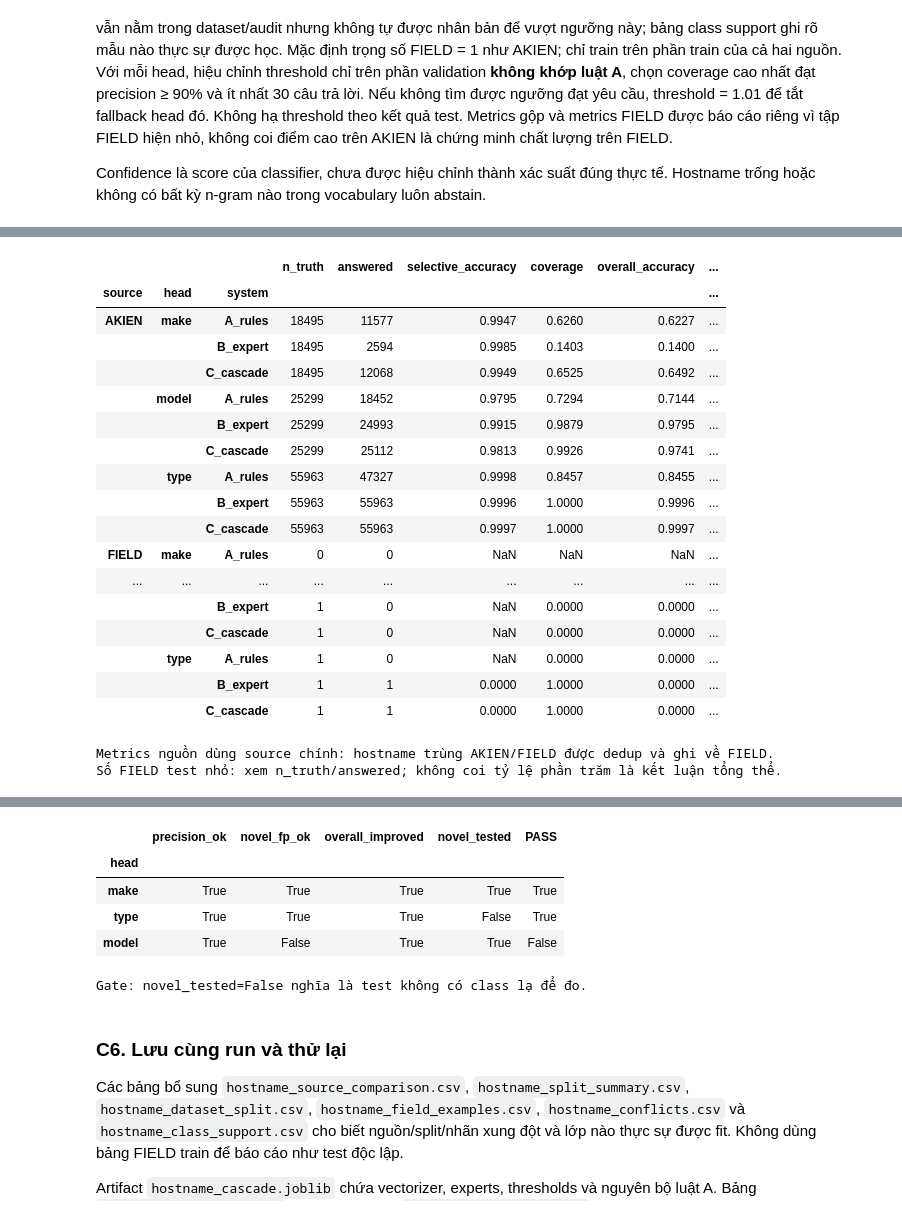
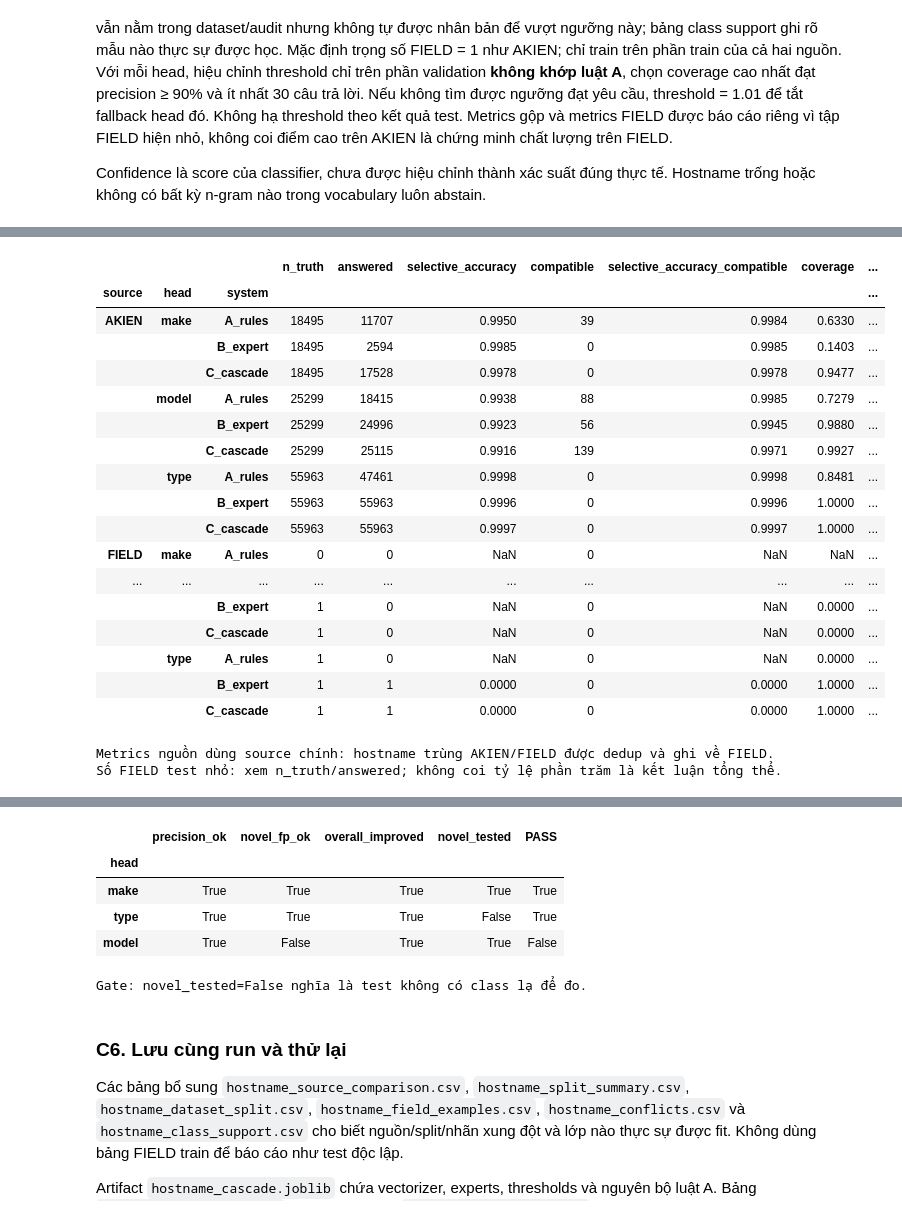
Before and after one commit to DucAnhVu-15/Smart_Device_Classify, a Jupyter notebook: pipeline/train_model/05_train.ipynb, the cells around one changed output, grey strips where cells are left out. Saved outputs shown, nothing was run; the diff lists cells and outputs as text; code cells hidden in the pictures.

```diff
--- a/pipeline/train_model/05_train.ipynb
+++ b/pipeline/train_model/05_train.ipynb
@@ -1517,7 +1517,25 @@ class HostnameCascade:
                 "threshold": threshold, "rule_pattern": patterns,
                 "expert_called": called, "expert_candidate": candidate, "reason": reasons,
             }))
+        self.model_implies_make(frames[0], frames[2])
         return pd.concat(frames, ignore_index=True)
+
+    def model_implies_make(self, make, model):
+        # Giống merge_reference/attach_hostname (09/12/13) khi gói tin chưa biết make:
+        # model expert trái make đã trả thì bỏ model; model có make thì điền make còn trống;
+        # make trái make của model rule thì bỏ make.
+        hierarchy = self.bundle.get("hierarchy", {})
+        implied = model["prediction"].map(lambda m: hierarchy.get(m, {}).get("make", HN_UNKNOWN))
+        known = make["prediction"].ne(HN_UNKNOWN) & implied.ne(HN_UNKNOWN)
+        conflict = model["source"].eq("B_expert") & known & implied.ne(make["prediction"])
+        model.loc[conflict, ["prediction", "source", "reason"]] = [HN_UNKNOWN, "abstain", "make_conflict"]
+        implied[conflict] = HN_UNKNOWN
+        fill = make["prediction"].eq(HN_UNKNOWN) & implied.ne(HN_UNKNOWN)
+        make.loc[fill, "prediction"] = implied[fill]
+        make.loc[fill, "confidence"] = model.loc[fill, "confidence"]
+        make.loc[fill, ["source", "reason"]] = ["model_implies", "model_implies"]
+        clash = make["prediction"].ne(HN_UNKNOWN) & implied.ne(HN_UNKNOWN) & implied.ne(make["prediction"])
+        make.loc[clash, ["prediction", "source", "reason"]] = [HN_UNKNOWN, "abstain", "model_conflict"]
 
     def predict_row(self, hostname):
         trace = self.predict([hostname])
@@ -1527,6 +1545,17 @@ class HostnameCascade:
                              "reason": row["reason"]}
                 for _, row in trace.iterrows()}
 
+# Hierarchy model -> make/type từ train (make chỉ khi duy nhất); 09 gộp vào mask/implied của release.
+hn_hierarchy = {}
+for name, group in hn_train.dropna(subset=["model"]).groupby("model"):
+    makes = group["make"].dropna().unique().tolist()
+    types = group["type"].dropna().unique().tolist()
+    hn_hierarchy[str(name)] = {"types": types}
+    if len(makes) == 1:
+        hn_hierarchy[str(name)]["make"] = makes[0]
+# Model chỉ có trong catalog (vd Galaxy S26) lấy make/type từ catalog; model đã học giữ hierarchy dữ liệu.
+for name, rule in hn_catalog["hierarchy"].items():
+    hn_hierarchy.setdefault(name, rule)
 hn_bundle = {
     "format": "sdc-hostname-cascade-v1",
     "unknown_label": HN_UNKNOWN,
@@ -1534,6 +1563,7 @@ hn_bundle = {
     "rules": hn_rules,
     "vectorizer": hn_vectorizer,
     "experts": hn_experts,
+    "hierarchy": hn_hierarchy,
     "normalization": "NFKC/lowercase/whitespace-v1",
 }
 hn_predictor = HostnameCascade(hn_bundle)
@@ -1571,11 +1601,18 @@ def hn_score(frame, head, predictions, known_classes, system):
     correct = answered & (pred == truth)
     supported = labeled & np.isin(truth, list(known_classes))
     novel = labeled & ~np.isin(truth, list(known_classes))
+    # Nhãn AKIEN chung hơn dự đoán ("MacBook" với "macbook-pro-2" → MacBook Pro): không tính sai.
+    compatible = answered & ~correct
+    compatible[compatible] = [hn_judge(head, t, p) != "wrong"
+                              for t, p in zip(truth[compatible], pred[compatible])]
     f1_labels = sorted(set(truth[supported]))
     return {
         "head": head, "system": system, "n_truth": int(labeled.sum()),
         "answered": int(answered.sum()),
         "selective_accuracy": float(correct.sum() / answered.sum()) if answered.any() else np.nan,
+        "compatible": int(compatible.sum()),
+        "selective_accuracy_compatible": float((correct | compatible).sum() / answered.sum())
+            if answered.any() else np.nan,
         "coverage": float(answered.sum() / labeled.sum()) if labeled.any() else np.nan,
         "overall_accuracy": float(correct.sum() / labeled.sum()) if labeled.any() else np.nan,
         "macro_f1_supported": float(f1_score(
@@ -1647,20 +1684,20 @@ print("Gate: novel_tested=False nghĩa là test không có class lạ để đo.
-|  |  |  | n_truth | answered | selective_accuracy | coverage | overall_accuracy | ... |
-| source | head | system |  |  |  |  |  | ... |
-| AKIEN | make | A_rules | 18495 | 11577 | 0.9947 | 0.6260 | 0.6227 | ... |
-|  |  | B_expert | 18495 | 2594 | 0.9985 | 0.1403 | 0.1400 | ... |
-|  |  | C_cascade | 18495 | 12068 | 0.9949 | 0.6525 | 0.6492 | ... |
-|  | model | A_rules | 25299 | 18452 | 0.9795 | 0.7294 | 0.7144 | ... |
-|  |  | B_expert | 25299 | 24993 | 0.9915 | 0.9879 | 0.9795 | ... |
-|  |  | C_cascade | 25299 | 25112 | 0.9813 | 0.9926 | 0.9741 | ... |
-|  | type | A_rules | 55963 | 47327 | 0.9998 | 0.8457 | 0.8455 | ... |
-|  |  | B_expert | 55963 | 55963 | 0.9996 | 1.0000 | 0.9996 | ... |
-|  |  | C_cascade | 55963 | 55963 | 0.9997 | 1.0000 | 0.9997 | ... |
-| FIELD | make | A_rules | 0 | 0 | NaN | NaN | NaN | ... |
-| ... | ... | ... | ... | ... | ... | ... | ... | ... |
-|  |  | B_expert | 1 | 0 | NaN | 0.0000 | 0.0000 | ... |
-|  |  | C_cascade | 1 | 0 | NaN | 0.0000 | 0.0000 | ... |
-|  | type | A_rules | 1 | 0 | NaN | 0.0000 | 0.0000 | ... |
-|  |  | B_expert | 1 | 1 | 0.0000 | 1.0000 | 0.0000 | ... |
-|  |  | C_cascade | 1 | 1 | 0.0000 | 1.0000 | 0.0000 | ... |
+|  |  |  | n_truth | answered | selective_accuracy | compatible | selective_accuracy_compatible | coverage | ... |
+| source | head | system |  |  |  |  |  |  | ... |
+| AKIEN | make | A_rules | 18495 | 11707 | 0.9950 | 39 | 0.9984 | 0.6330 | ... |
+|  |  | B_expert | 18495 | 2594 | 0.9985 | 0 | 0.9985 | 0.1403 | ... |
+|  |  | C_cascade | 18495 | 17528 | 0.9978 | 0 | 0.9978 | 0.9477 | ... |
+|  | model | A_rules | 25299 | 18415 | 0.9938 | 88 | 0.9985 | 0.7279 | ... |
+|  |  | B_expert | 25299 | 24996 | 0.9923 | 56 | 0.9945 | 0.9880 | ... |
+|  |  | C_cascade | 25299 | 25115 | 0.9916 | 139 | 0.9971 | 0.9927 | ... |
+|  | type | A_rules | 55963 | 47461 | 0.9998 | 0 | 0.9998 | 0.8481 | ... |
+|  |  | B_expert | 55963 | 55963 | 0.9996 | 0 | 0.9996 | 1.0000 | ... |
+|  |  | C_cascade | 55963 | 55963 | 0.9997 | 0 | 0.9997 | 1.0000 | ... |
+| FIELD | make | A_rules | 0 | 0 | NaN | 0 | NaN | NaN | ... |
+| ... | ... | ... | ... | ... | ... | ... | ... | ... | ... |
+|  |  | B_expert | 1 | 0 | NaN | 0 | NaN | 0.0000 | ... |
+|  |  | C_cascade | 1 | 0 | NaN | 0 | NaN | 0.0000 | ... |
+|  | type | A_rules | 1 | 0 | NaN | 0 | NaN | 0.0000 | ... |
+|  |  | B_expert | 1 | 1 | 0.0000 | 0 | 0.0000 | 1.0000 | ... |
+|  |  | C_cascade | 1 | 1 | 0.0000 | 0 | 0.0000 | 1.0000 | ... |
 Metrics nguồn dùng source chính: hostname trùng AKIEN/FIELD được dedup và ghi về FIELD.
 Số FIELD test nhỏ: xem n_truth/answered; không coi tỷ lệ phần trăm là kết luận tổng thể.
```
Also changed, not shown: parts of 9 cells of this notebook, 7 other files.
